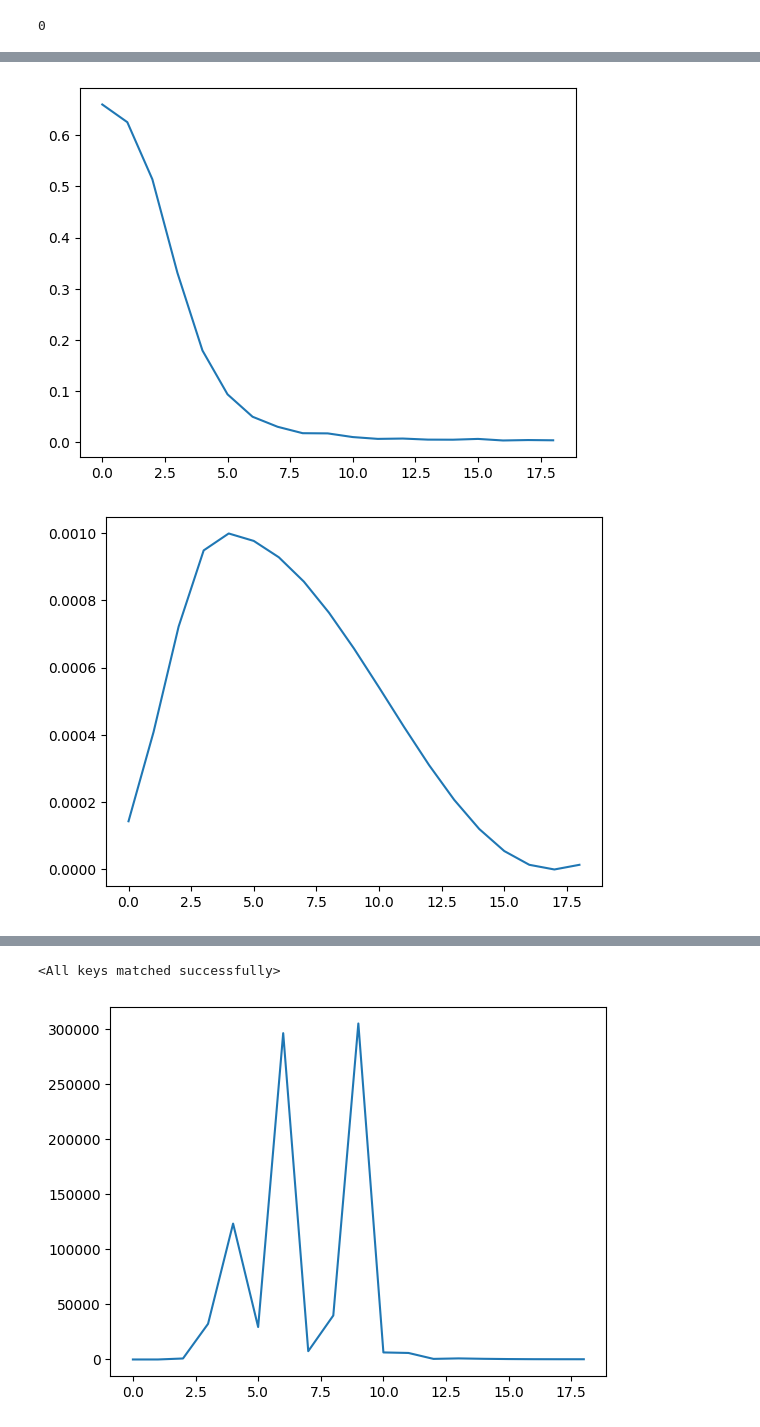
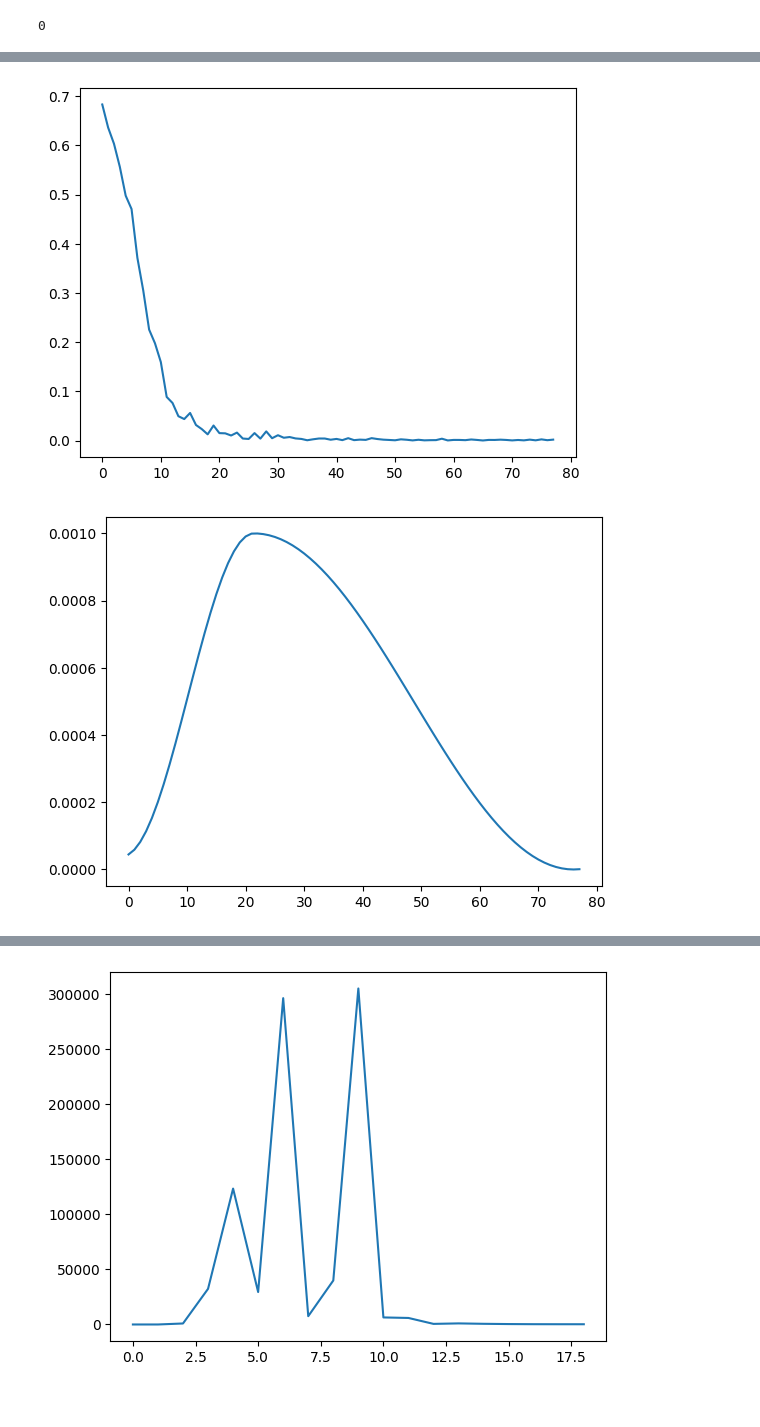
Before and after one commit to fpgaminer/bigasp-training, a Jupyter notebook: grid-detector/Train.ipynb, the cells around one changed output, grey strips where cells are left out. Saved outputs shown, nothing was run; the diff lists cells and outputs as text; code cells hidden in the pictures.

```diff
--- a/grid-detector/Train.ipynb
+++ b/grid-detector/Train.ipynb
@@ -81,11 +82,12 @@ print(len(train_paths.intersection(test_paths)))
 0
 # %%
 def convert_to_embeddings(dataset: list[tuple[str, int]]) -> Iterator[tuple[torch.Tensor, torch.Tensor]]:
-	conn = sqlite3.connect("../data/clip-embeddings.sqlite3")
+	conn = psycopg.connect(dbname='postgres', user='postgres', host=str(Path.cwd().parent / "pg-socket"))
 	c = conn.cursor()
 
 	for path, label in dataset:
-		c.execute("SELECT embedding FROM images WHERE path = ?", (path,))
+		path = str(Path(path).resolve().absolute())
+		c.execute("SELECT embedding FROM images WHERE path = %s", (path,))
 		row = c.fetchone()
 		if row is None:
 			print(f"Embedding not found for {path}")
@@ -301,8 +301,8 @@ def train_a_model(
 
 
 
-batch_size = 512
-training_samples = 10000
+batch_size = 256
+training_samples = 20000
 
 learning_rate = 1e-3
 dropout = 0.1
@@ -313,32 +313,32 @@ result = train_a_model(
 	test_dataset=test_dataset,
 	batch_size=batch_size,
 	learning_rate=learning_rate,
 	dropout=dropout,
 	training_samples=training_samples,
 	test_every=64,
 	weight_decay=weight_decay,
 	smoothing=0.0,
 )
 min_test_loss = result["test_losses"][-1]
 
 
 plt.plot(result['training_losses'])
 plt.show()
 
 plt.plot(result['training_lrs'])
 plt.show()
 
 plt.plot(result['test_losses'])
 plt.show()
 
 plt.plot(result['test_accuracies'])
 plt.show()
 
 
 print(f"Test loss: {min_test_loss}")
 print(f"Test accuracy: {result['test_accuracies'][-1]}")
 
 best_model = result
 # %% [output]
-[figure, old version]
+[figure, new version]
-[figure, old version]
+[figure, new version]
@@ -349,9 +349,5 @@ Test accuracy: 1.0
 # %%
 torch.save(best_model['model'].state_dict(), "classifier.pt")
-# %%
-best_model['model'].load_state_dict(torch.load("classifier-new.pt"))
-# %% [output]
-<All keys matched successfully>
 # %%
 import matplotlib.pyplot as plt
 plt.plot(best_model['training_losses'])
```
Also changed, not shown: parts of 5 cells of this notebook, 25 other files.
